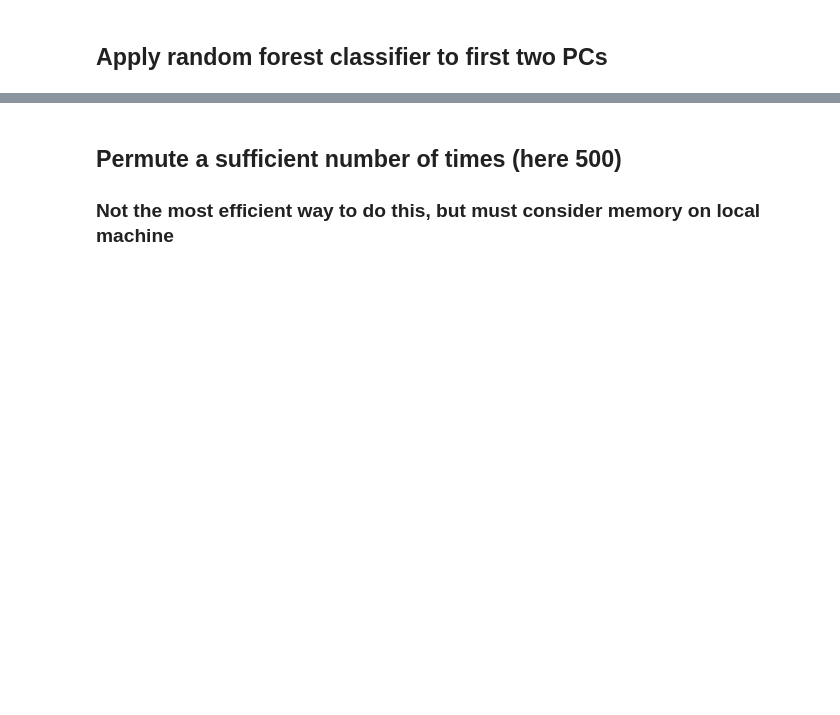
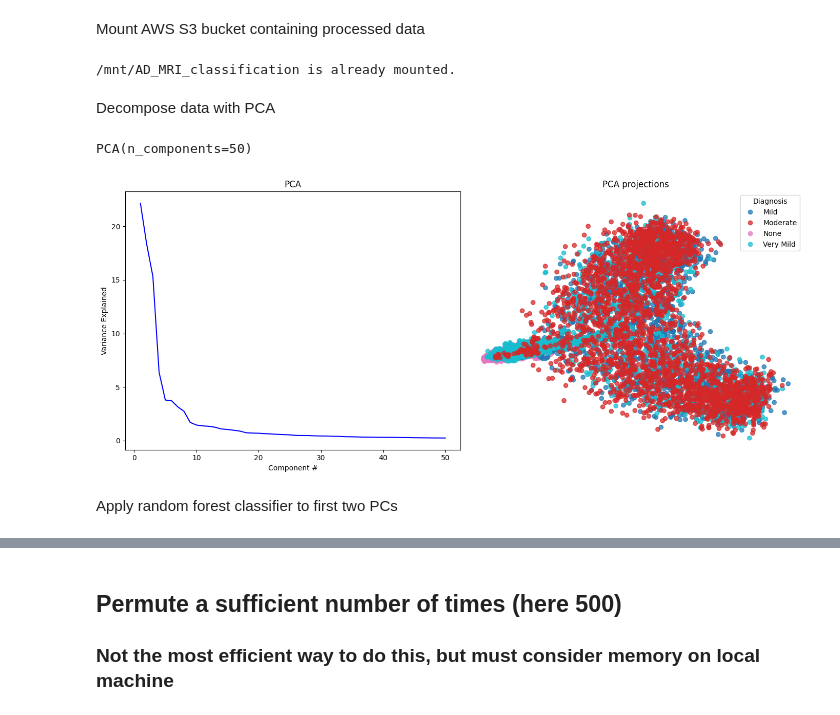
Before and after one commit to BradleyEdelman/Alzheimers-MRI-Classification, a Jupyter notebook: notebooks/01_random_forest.ipynb, the cells around one changed output, grey strips where cells are left out. Saved outputs shown, nothing was run; the diff lists cells and outputs as text; code cells hidden in the pictures; blank space fills up the shorter version.

```diff
--- a/notebooks/01_random_forest.ipynb
+++ b/notebooks/01_random_forest.ipynb
@@ -39,3 +33,78 @@ from IPython.display import clear_output
+# %% [markdown]
+Mount AWS S3 bucket containing processed data
+# %%
+
+AWS_S3_BUCKET = "databricks-workspace-stack-brad-personal-bucket/AD_MRI_classification/"
+KEY_FILE = "/FileStore/tables/brad_databricks_personal_accessKeys_new.csv"
+
+# extract aws credentials from hidden table
+aws_keys_df = spark.read.format("csv").option("header", "true").option("sep", ",").load(KEY_FILE)
+
+ACCESS_KEY = aws_keys_df.collect()[0][0]
+SECRET_KEY = aws_keys_df.collect()[0][1]
+
+# specify bucket and mount point
+MOUNT_NAME = f"/mnt/{AWS_S3_BUCKET.split('/')[-2]}"
+SOURCE_URL = f"s3a://{AWS_S3_BUCKET}"
+EXTRA_CONFIGS = { "fs.s3a.access.key": ACCESS_KEY, "fs.s3a.secret.key": SECRET_KEY}
+
+# mount bucket
+if any(mount.mountPoint == MOUNT_NAME for mount in dbutils.fs.mounts()):
+    print(f"{MOUNT_NAME} is already mounted.")
+else:
+    dbutils.fs.mount(SOURCE_URL, MOUNT_NAME, extra_configs = EXTRA_CONFIGS)
+    print(f"{MOUNT_NAME} is now mounted.")
+# %% [output]
+/mnt/AD_MRI_classification is already mounted.
+# %%
+# Load data file and unpack contents
+s3_file_path = 'AD_MRI_classification/preprocessed/data_pre.pkl'
+file_path = f"/dbfs/mnt/{s3_file_path}"
+
+with open(file_path, 'rb') as f:
+    train_data, train_lab, test_data, test_lab = pickle.load(f)
+
+Lab = ['Mild', 'Moderate', 'None', 'Very Mild']
+# %% [markdown]
+Decompose data with PCA
+# %%
+train_data_pca = []
+for i in range(len(train_data)):
+    train_data_pca.append(np.reshape(train_data[i], (1, -1)))
+train_data_pca = np.vstack(train_data_pca[:])
+
+# decompose with PCA and look at various metrics/info
+num_comp = 50
+pca = PCA(n_components = num_comp)
+pca.fit(train_data_pca)
+# %% [output]
+PCA(n_components=50)
+# %%
+# project data on first two PC's
+loadings = pca.components_.T * np.sqrt(pca.explained_variance_)
+load_train = np.matmul(train_data_pca, loadings[:,:2])
+
+fig, (ax1, ax2) = plt.subplots(1, 2, figsize=(14, 6))
+
+# Plot variance explained
+ax1.plot(np.linspace(1, num_comp, num_comp), pca.explained_variance_[:num_comp] / sum(pca.explained_variance_[:num_comp]) * 100, 'b')
+ax1.set_title('PCA')
+ax1.set_xlabel('Component #')
+ax1.set_ylabel('Variance Explained')
+
+# Plot first two PCs
+s = ax2.scatter(load_train[:, 0], load_train[:, 1], c=train_lab * 2, cmap='tab10', alpha=0.75)
+handles, labels = s.legend_elements()
+legend = ax2.legend(handles=handles, labels=Lab, title='Diagnosis', loc='upper right')
+ax2.axis('off')
+ax2.set_title('PCA projections')
+ax2.set_xlabel('PC 1')
+ax2.set_ylabel('PC 2')
+
+plt.tight_layout()
+plt.show()
+# %% [output]
+[figure, added]
 # %% [markdown]
-## Apply random forest classifier to first two PCs
+Apply random forest classifier to first two PCs
 # %%
```
Also changed, not shown: parts of 15 cells of this notebook, 4 other files.
